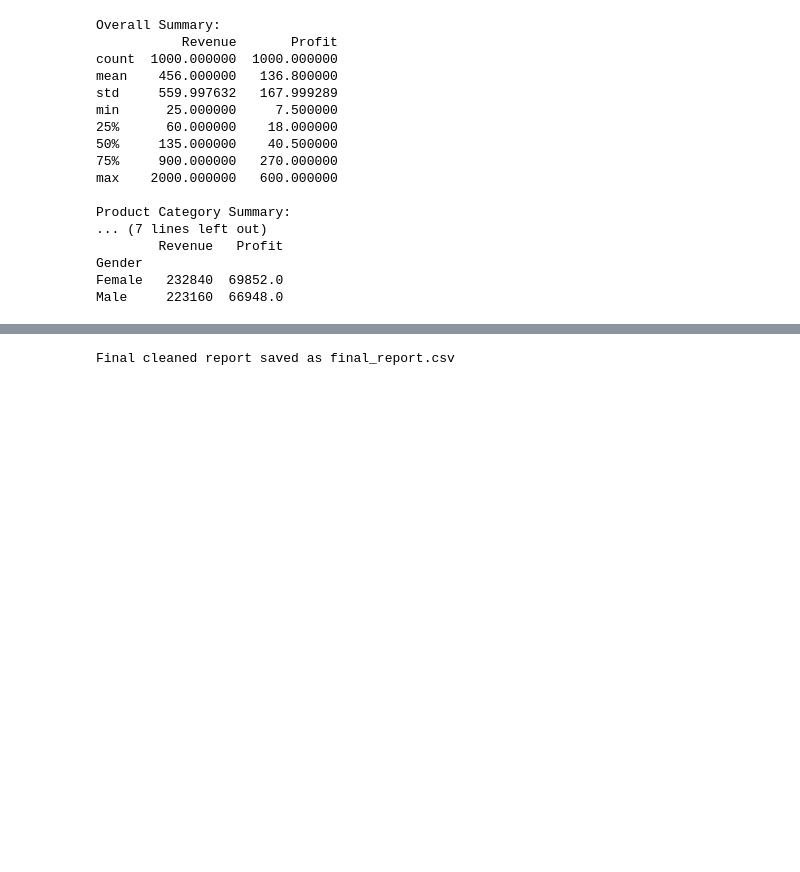
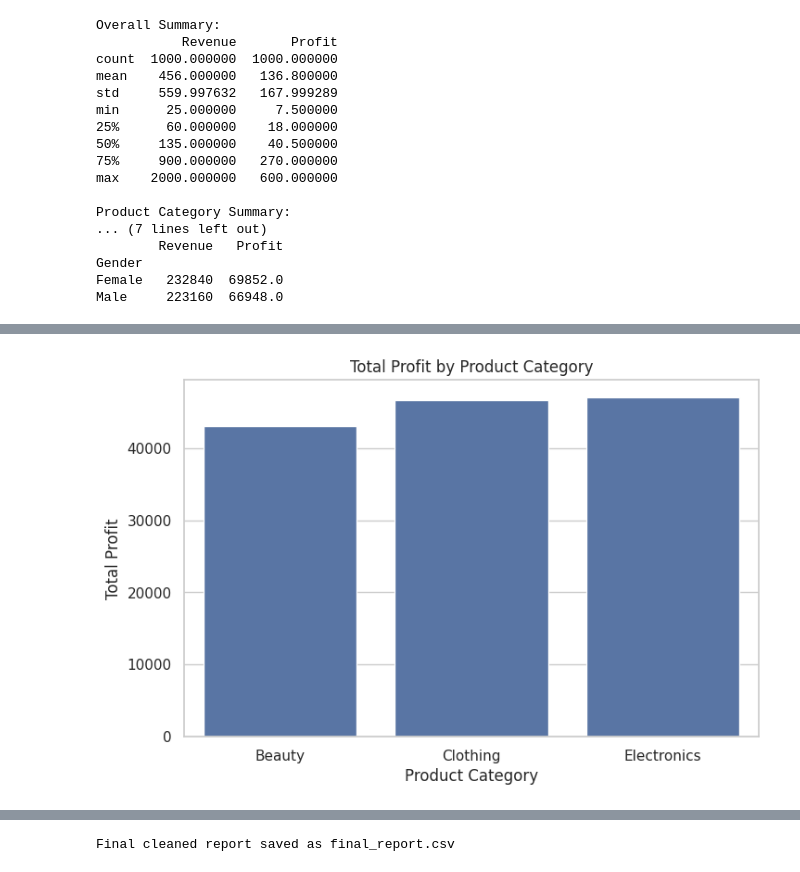
Before and after one commit to mehtasarvesh123/Sales-Data-Analyzer-, a Jupyter notebook: Sales-Data-Analyzer.ipynb, the cells around one changed output, grey strips where cells are left out. Saved outputs shown, nothing was run; the diff lists cells and outputs as text; code cells hidden in the pictures; blank space fills up the shorter version.

```diff
--- a/Sales-Data-Analyzer.ipynb
+++ b/Sales-Data-Analyzer.ipynb
@@ -61,0 +87,19 @@ Male     223160  66948.0
+# %%
+profit_summary = (
+    df.groupby("Product_Category", as_index=False)
+      .agg({"Profit": "sum"})
+)
+
+sns.barplot(
+    data=profit_summary,
+    x="Product_Category",
+    y="Profit"
+)
+
+plt.title("Total Profit by Product Category")
+plt.xlabel("Product Category")
+plt.ylabel("Total Profit")
+
+plt.show()
+# %% [output]
+[figure, added]
```
Also changed, not shown: parts of 9 cells of this notebook.
